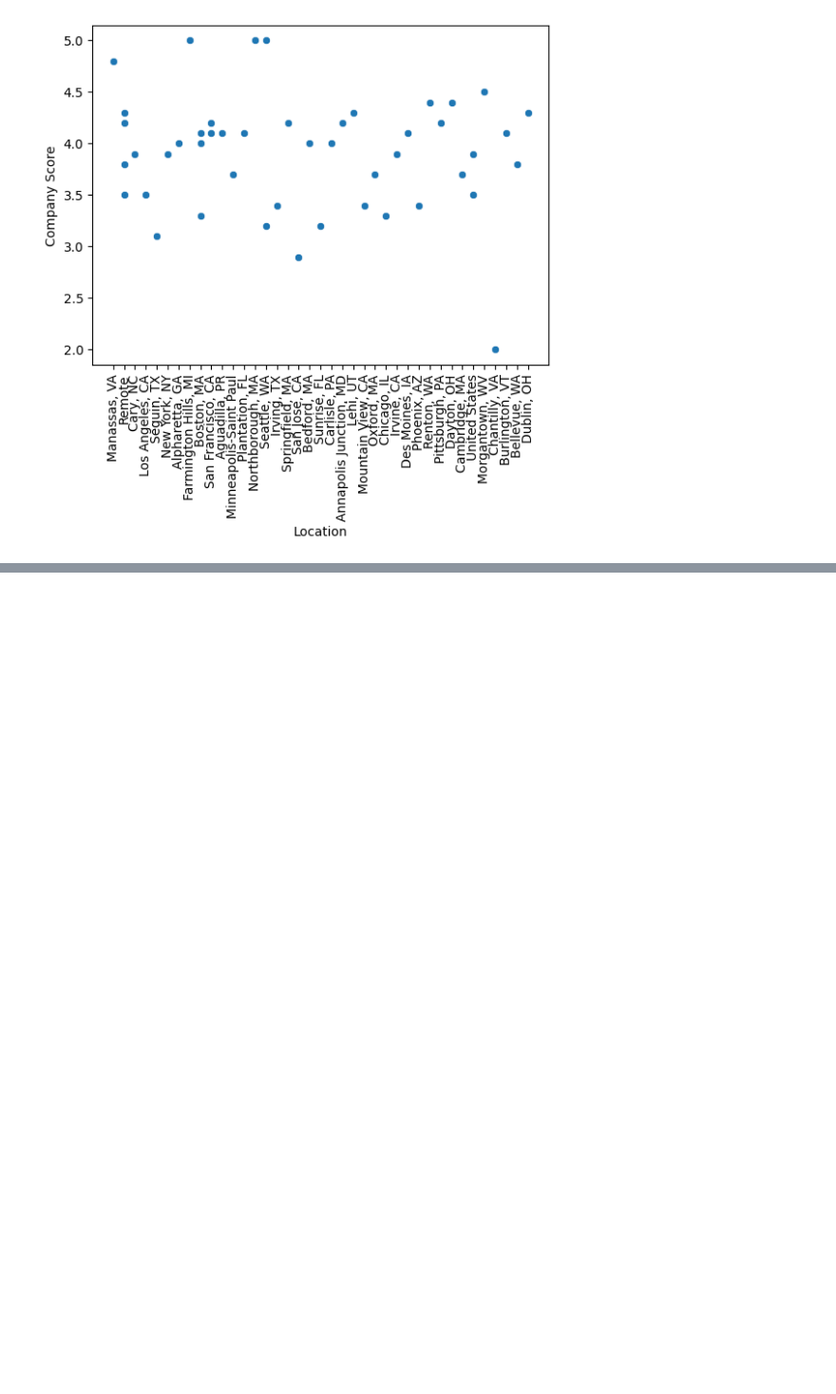
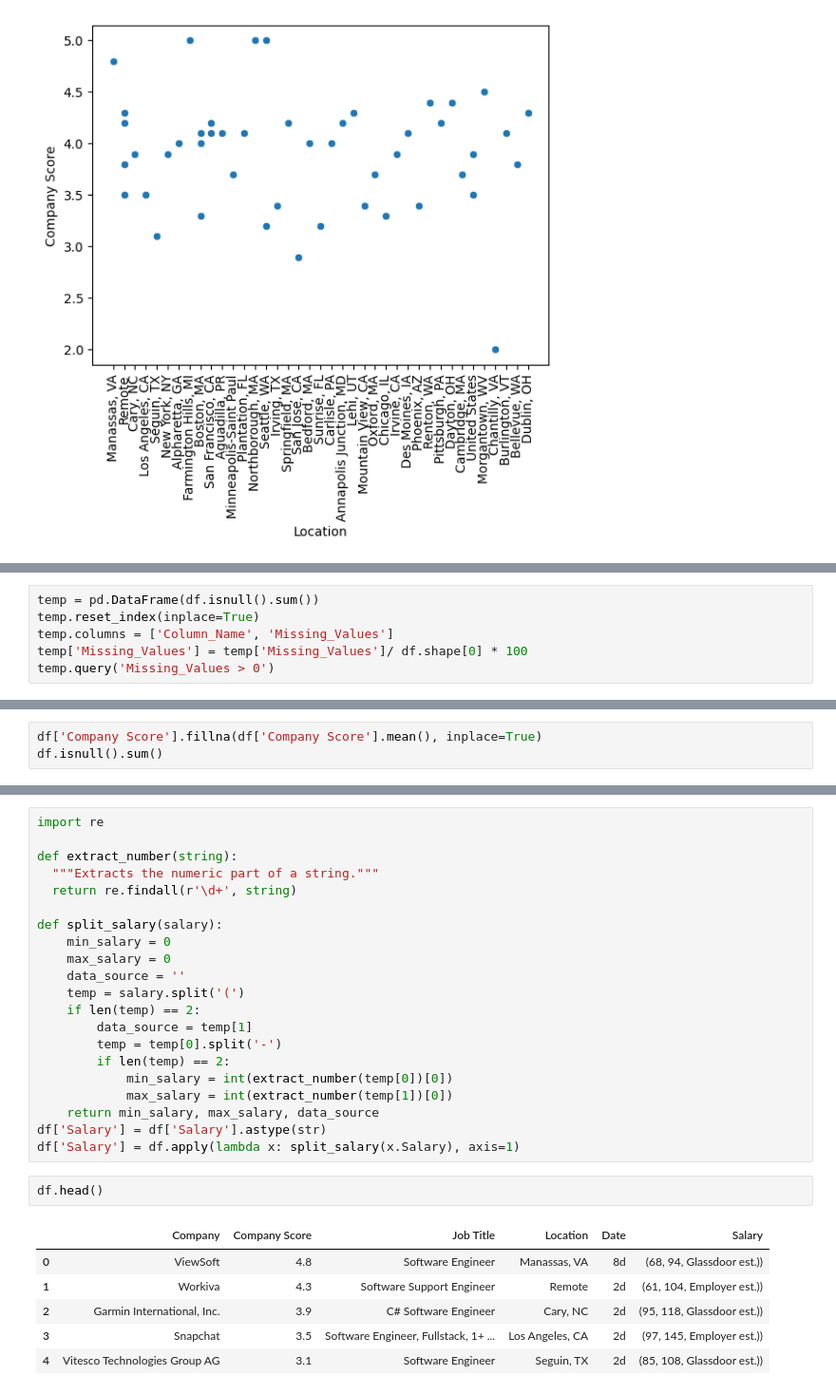
Before and after one commit to andrewnoonan2004/INFSCI-0510, a Jupyter notebook: Assignment2.ipynb, the cells around one changed output, grey strips where cells are left out. Shown at 95% size. Drawn from its saved outputs; the diff is of its cells as text; blank space fills up the shorter version.

```diff
--- a/Assignment2.ipynb
+++ b/Assignment2.ipynb
@@ -63,0 +81,6 @@ sb.scatterplot(data=df.head(50), x='Location', y='Company Score')
+# %%
+temp = pd.DataFrame(df.isnull().sum())
+temp.reset_index(inplace=True)
+temp.columns = ['Column_Name', 'Missing_Values']
+temp['Missing_Values'] = temp['Missing_Values']/ df.shape[0] * 100
+temp.query('Missing_Values > 0')
@@ -63,0 +93,3 @@ sb.scatterplot(data=df.head(50), x='Location', y='Company Score')
+# %%
+df['Company Score'].fillna(df['Company Score'].mean(), inplace=True)
+df.isnull().sum()
@@ -63,0 +110,30 @@ sb.scatterplot(data=df.head(50), x='Location', y='Company Score')
+# %%
+import re
+
+def extract_number(string):
+  """Extracts the numeric part of a string."""
+  return re.findall(r'\d+', string)
+
+def split_salary(salary):
+    min_salary = 0
+    max_salary = 0
+    data_source = ''
+    temp = salary.split('(')
+    if len(temp) == 2:
+        data_source = temp[1]
+        temp = temp[0].split('-')
+        if len(temp) == 2:
+            min_salary = int(extract_number(temp[0])[0])
+            max_salary = int(extract_number(temp[1])[0])
+    return min_salary, max_salary, data_source
+df['Salary'] = df['Salary'].astype(str)
+df['Salary'] = df.apply(lambda x: split_salary(x.Salary), axis=1)
+# %%
+df.head()
+# %% [output]
+|  | Company | Company Score | Job Title | Location | Date | Salary |
+| 0 | ViewSoft | 4.8 | Software Engineer | Manassas, VA | 8d | (68, 94, Glassdoor est.)) |
+| 1 | Workiva | 4.3 | Software Support Engineer | Remote | 2d | (61, 104, Employer est.)) |
+| 2 | Garmin International, Inc. | 3.9 | C# Software Engineer | Cary, NC | 2d | (95, 118, Glassdoor est.)) |
+| 3 | Snapchat | 3.5 | Software Engineer, Fullstack, 1+ ... | Los Angeles, CA | 2d | (97, 145, Employer est.)) |
+| 4 | Vitesco Technologies Group AG | 3.1 | Software Engineer | Seguin, TX | 2d | (85, 108, Glassdoor est.)) |
```
Also changed, not shown: parts of 18 cells of this notebook.
